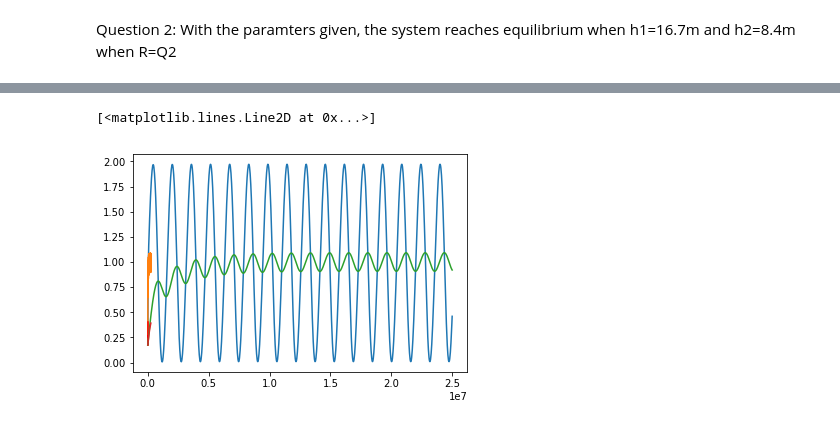
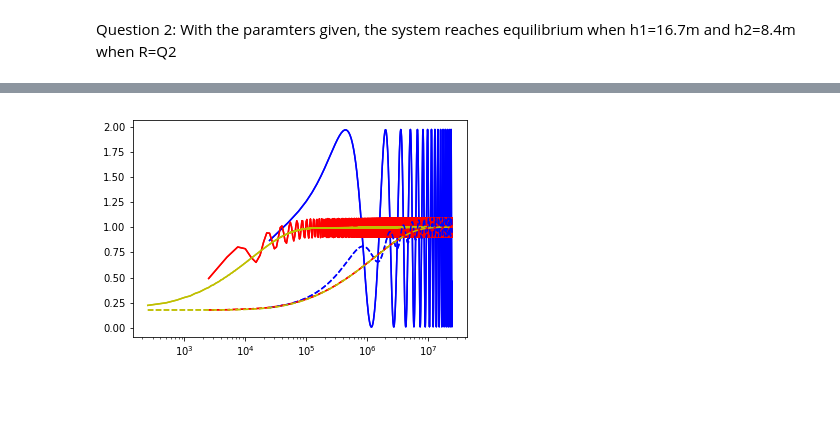
Before and after one commit to cctrunz/mathmodelling, a Jupyter notebook: Homework3_coupled reservoir model goodversion.ipynb, the cells around one changed output, grey strips where cells are left out. Saved outputs shown, nothing was run; the diff lists cells and outputs as text; code cells hidden in the pictures; blank space fills up the shorter version.

```diff
--- a/Homework3_coupled reservoir model goodversion.ipynb
+++ b/Homework3_coupled reservoir model goodversion.ipynb
@@ -208,11 +209 @@ ax2.legend(loc ='lower right')
-# %%
-plot(ta,Q1a)
-plot(tb,Q1b)
-plot(tc,Q1c,'r')
-plot(ta,Q2a)
-plot(tb,Q2b)
-plot(tc,Q2c,'-k')
-# %% [output]
-[<matplotlib.lines.Line2D at 0x...>]
-[figure, removed]
 # %%
@@ -219,0 +211,58 @@ The equilibrium takes the same time to be obtain, whatever the periode.
+# %%
+#t = linspace(0,10000000,100000) # time at which we want the solution
+Pa = 1./wa
+Pb = 1./wb
+Pc = 1./wc
+
+# Define timestep
+tstepa = 1000
+tstepb = 10000
+tstepc = 100000
+ta = linspace(0,(100.*Pa),tstepa)
+tb = linspace(0,(10000.*Pb),tstepb)
+tc = linspace(0,(1000000.*Pc),tstepc)
+
+
+resultata = odeint(dh_dt_R, heq, ta, args=(A_c1,A_c2, C_f1, C_f2, A_R1, A_R2, wa))
+resultatb = odeint(dh_dt_R, heq, tb, args=(A_c1,A_c2, C_f1, C_f2, A_R1, A_R2, wb))
+resultatc = odeint(dh_dt_R, heq, tc, args=(A_c1,A_c2, C_f1, C_f2, A_R1, A_R2, wc))
+
+
+h1a=resultata[:,0]
+h2a=resultata[:,1]
+h1b=resultatb[:,0]
+h2b=resultatb[:,1]
+h1c=resultatc[:,0]
+h2c=resultatc[:,1]
+
+Q1a = A_c1*sqrt(2.*g*abs(h1a-h2a)/C_f1)
+Q2a = A_c2*sqrt(2.*g*abs(h2a)/C_f2)
+Ra = sin(wa*ta)+1.
+
+Q1b = A_c1*sqrt(2.*g*abs(h1b-h2b)/C_f1)
+Q2b = A_c2*sqrt(2.*g*abs(h2b)/C_f2)
+Rb = sin(wb*tb)+1.
+
+Q1c = A_c1*sqrt(2.*g*abs(h1c-h2c)/C_f1)
+Q2c = A_c2*sqrt(2.*g*abs(h2c)/C_f2)
+Rc = sin(wc*tc)+1.
+
+
+
+semilogx(ta,Q1a,'b')
+semilogx(tb,Q1b,'r')
+semilogx(tc,Q1c,'y')
+semilogx(ta,Q2a,'--b')
+semilogx(tb,Q2b,'--r')
+semilogx(tc,Q2c,'--y')
+show()
+
+plot(ta,Q1a,'b')
+plot(tb,Q1b,'r')
+plot(tc,Q1c,'y')
+plot(ta,Q2a,'--b')
+plot(tb,Q2b,'--r')
+plot(tc,Q2c,'--y')
+show()
+# %% [output]
+[figure, added]
```
Also changed, not shown: parts of 3 cells of this notebook.
